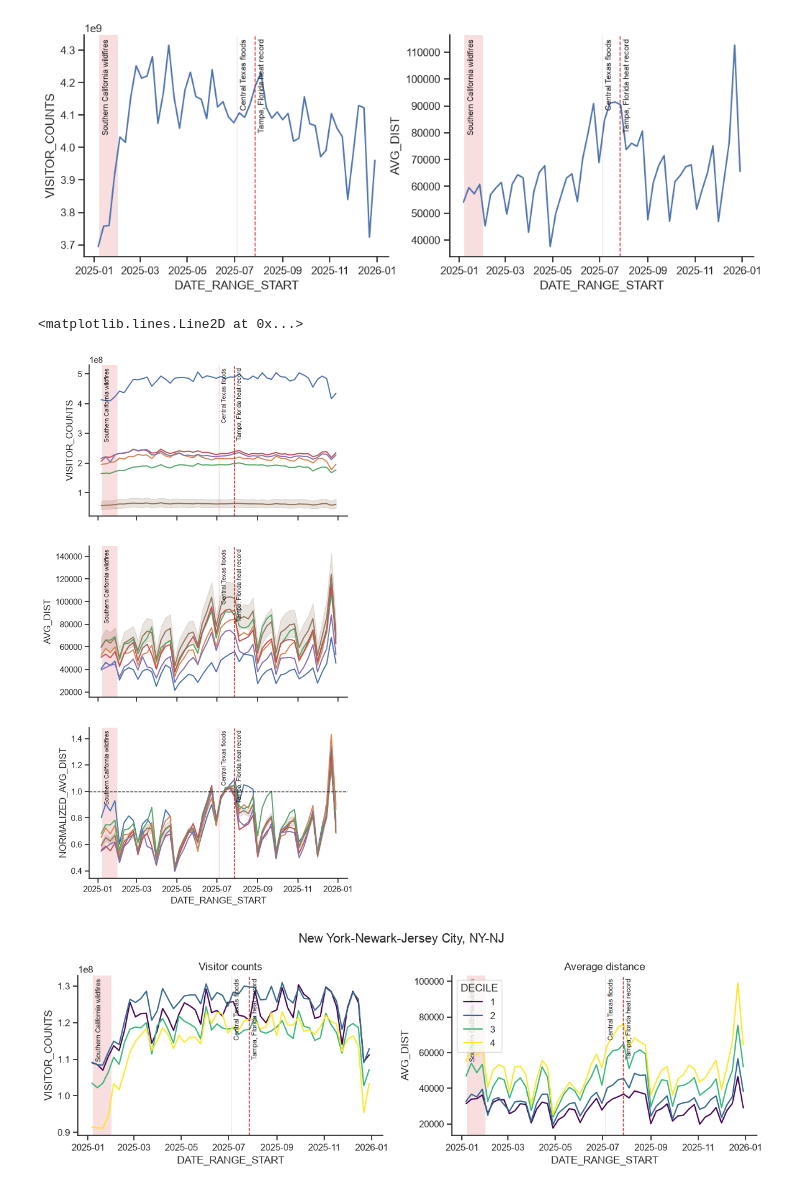
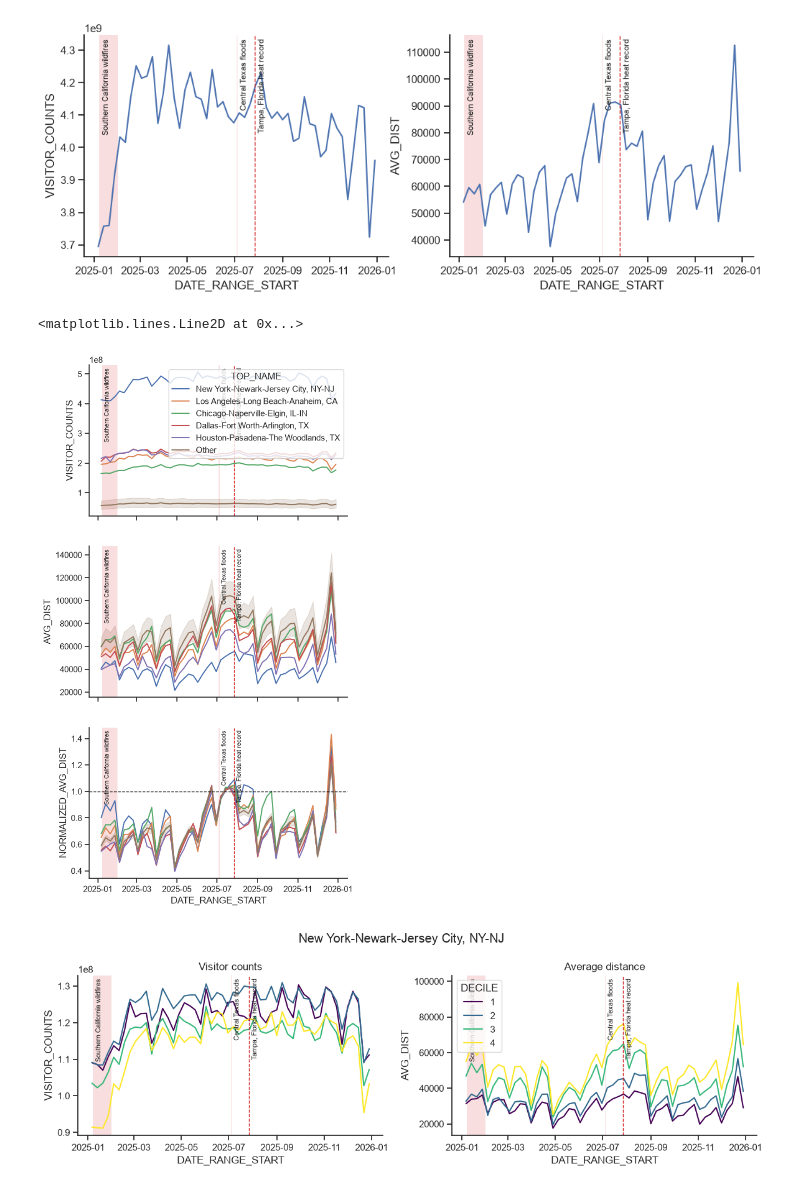
Before and after one commit to marcus-friis/weekly-patterns-plus-exploration, a Jupyter notebook: notebooks/demo.ipynb, the cells around one changed output. Cells and saved outputs as stored; diff of their text form; code cells hidden in the pictures.

```diff
--- a/notebooks/demo.ipynb
+++ b/notebooks/demo.ipynb
@@ -127,35 +127,35 @@ agg = (
 fig, axes = plt.subplots(3, figsize=(6,12), sharex=True)
 sns.lineplot(
     agg,
     x="DATE_RANGE_START",
     y="VISITOR_COUNTS",
     hue="TOP_NAME",
-    legend=False,
+    legend=True,
     ax=axes[0]
 )
 sns.lineplot(
     agg,
     x="DATE_RANGE_START",
     y="AVG_DIST",
     hue="TOP_NAME",
     legend=False,
     ax=axes[1]
 )
 sns.lineplot(
     agg,
     x="DATE_RANGE_START",
     y="NORMALIZED_AVG_DIST",
     hue="TOP_NAME",
     legend=False,
     ax=axes[2]
 )
 for ax in axes:
     plot.plot_events(ax, events)
     sns.despine(ax=ax)
 axes[2].axhline(1, color="black", linestyle="--", linewidth=1)
 # %% [output]
 <matplotlib.lines.Line2D at 0x...>
-[figure, old version]
+[figure, new version]
 # %%
 for (label,), group in (
     df.sort("CBSA_POP_RANK")
```
Also changed, not shown: parts of 5 cells of this notebook, 2 other files.
